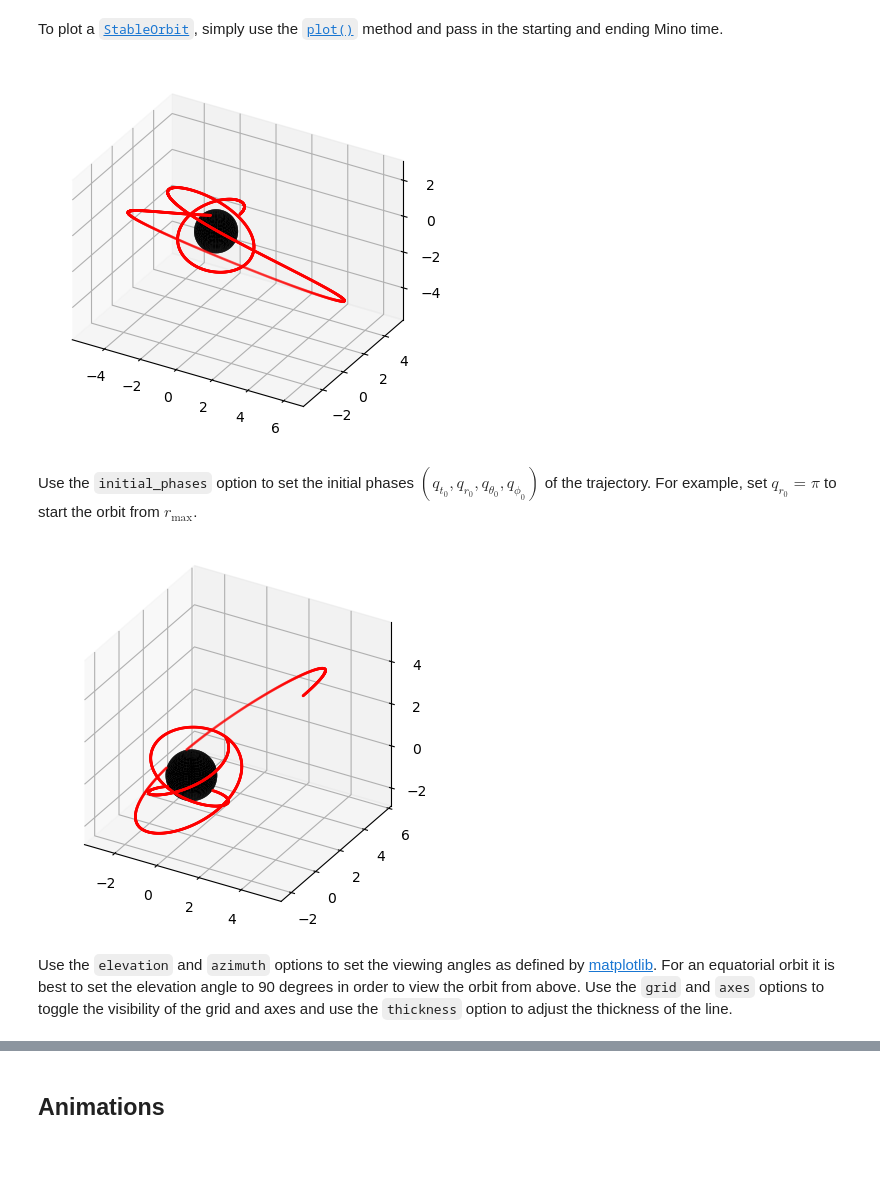
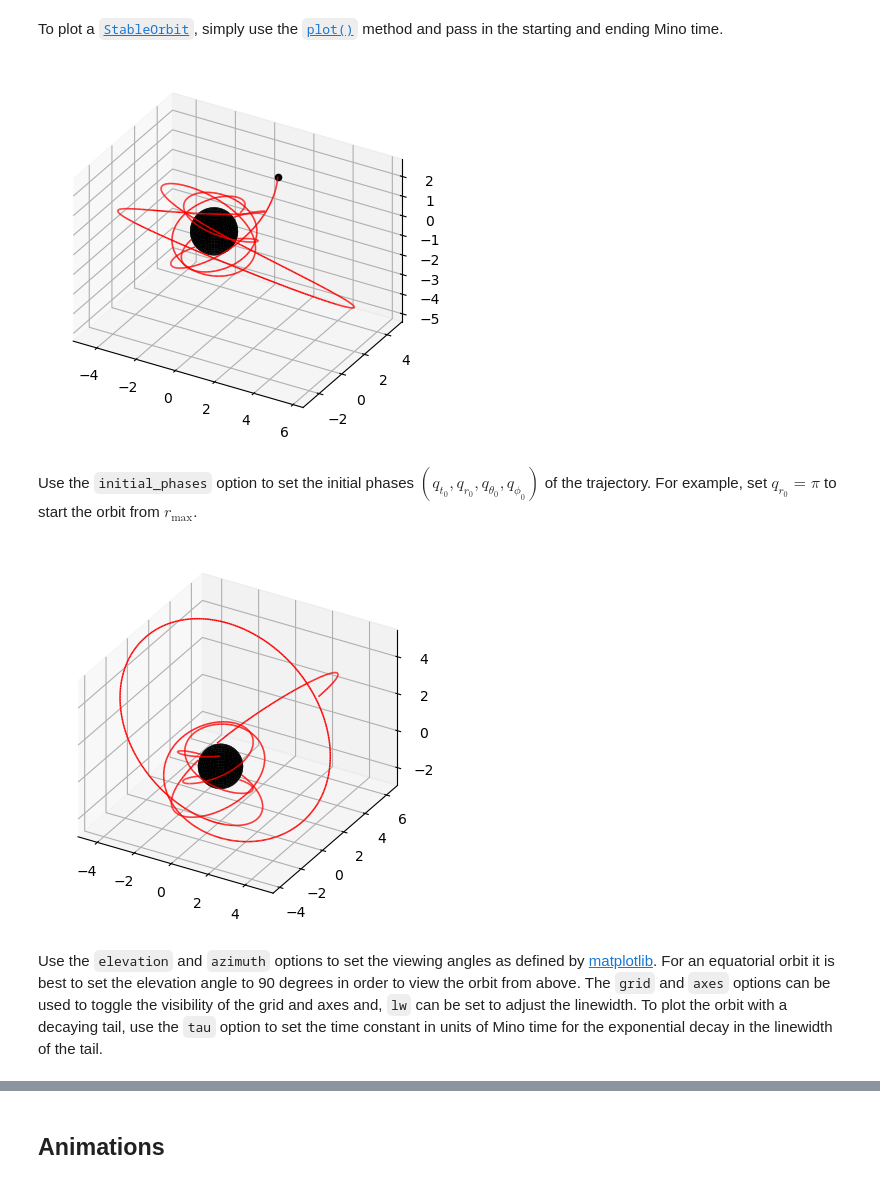
Before and after one commit to BlackHolePerturbationToolkit/KerrGeoPy, a Jupyter notebook: docs/source/notebooks/Graphics.ipynb, the cells around one changed output, grey strips where cells are left out. Saved outputs shown, nothing was run; the diff lists cells and outputs as text; code cells hidden in the pictures; blank space fills up the shorter version.

```diff
--- a/docs/source/notebooks/Graphics.ipynb
+++ b/docs/source/notebooks/Graphics.ipynb
@@ -9,15 +9,15 @@ import kerrgeopy as kg
 from math import pi, cos
 
 orbit = kg.StableOrbit(0.998,3,0.6,cos(pi/4))
-fig, ax = orbit.plot(0,5)
+fig, ax = orbit.plot(0,10)
 # %% [output]
-[figure, old version]
+[figure, new version]
 # %% [markdown]
 Use the `initial_phases` option to set the initial phases $(q_{t_0},q_{r_0},q_{\theta_0},q_{\phi_0})$ of the trajectory. For example, set $q_{r_0} = \pi$ to start the orbit from $r_{\text{max}}$.
 # %%
-fig, ax = orbit.plot(0,5,initial_phases=(0,pi,0,0))
+fig, ax = orbit.plot(0,10, initial_phases=(0,pi,0,0))
 # %% [output]
-[figure, old version]
+[figure, new version]
 # %% [markdown]
-Use the `elevation` and `azimuth` options to set the viewing angles as defined by [matplotlib](https://matplotlib.org/stable/api/toolkits/mplot3d/view_angles.html). For an equatorial orbit it is best to set the elevation angle to 90 degrees in order to view the orbit from above. Use the `grid` and `axes` options to toggle the visibility of the grid and axes and use the `thickness` option to adjust the thickness of the line.
+Use the `elevation` and `azimuth` options to set the viewing angles as defined by [matplotlib](https://matplotlib.org/stable/api/toolkits/mplot3d/view_angles.html). For an equatorial orbit it is best to set the elevation angle to 90 degrees in order to view the orbit from above. The `grid` and `axes` options can be used to toggle the visibility of the grid and axes and, `lw` can be set to adjust the linewidth. To plot the orbit with a decaying tail, use the `tau` option to set the time constant in units of Mino time for the exponential decay in the linewidth of the tail.
 # %%
```
Also changed, not shown: parts of 9 cells of this notebook, 13 other files.
